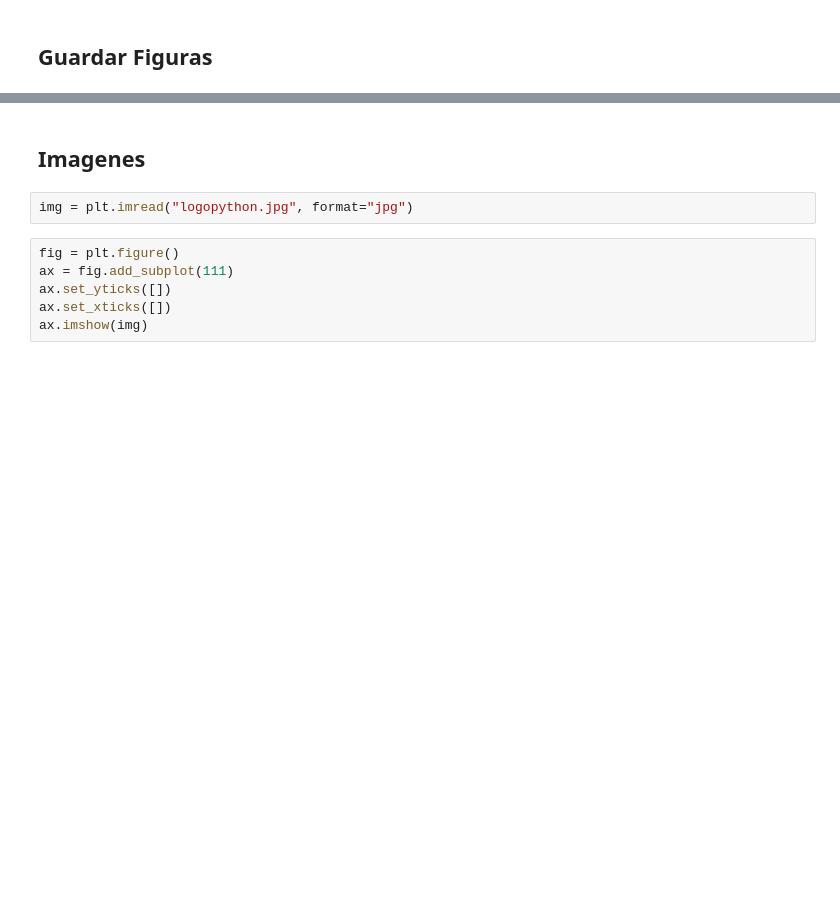
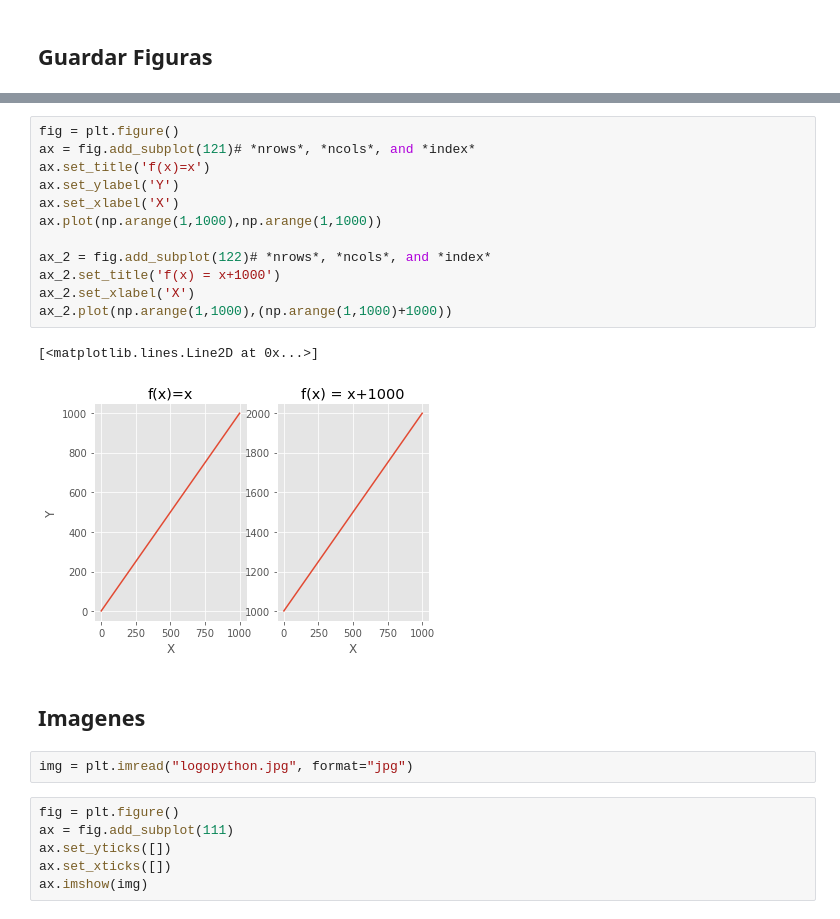
Before and after one commit to LeoMorales/taller-python-cenpat, a Jupyter notebook: Clase 02 - NumPy, Matplotlib.ipynb, the cells around one changed output, grey strips where cells are left out. Cells and saved outputs as stored; diff of their text form; blank space fills up the shorter version.

```diff
--- a/Clase 02 - NumPy, Matplotlib.ipynb
+++ b/Clase 02 - NumPy, Matplotlib.ipynb
@@ -280,3 +611,18 @@ fig.savefig("test.png", dpi=300)
+# %%
+fig = plt.figure()
+ax = fig.add_subplot(121)# *nrows*, *ncols*, and *index*
+ax.set_title('f(x)=x')
+ax.set_ylabel('Y')
+ax.set_xlabel('X')
+ax.plot(np.arange(1,1000),np.arange(1,1000))
+
+ax_2 = fig.add_subplot(122)# *nrows*, *ncols*, and *index*
+ax_2.set_title('f(x) = x+1000')
+ax_2.set_xlabel('X')
+ax_2.plot(np.arange(1,1000),(np.arange(1,1000)+1000))
+# %% [output]
+[<matplotlib.lines.Line2D at 0x...>]
+[figure, added]
 # %% [markdown]
 ## Imagenes
 # %%
```
Also changed, not shown: parts of 88 cells of this notebook, 6 other files.
